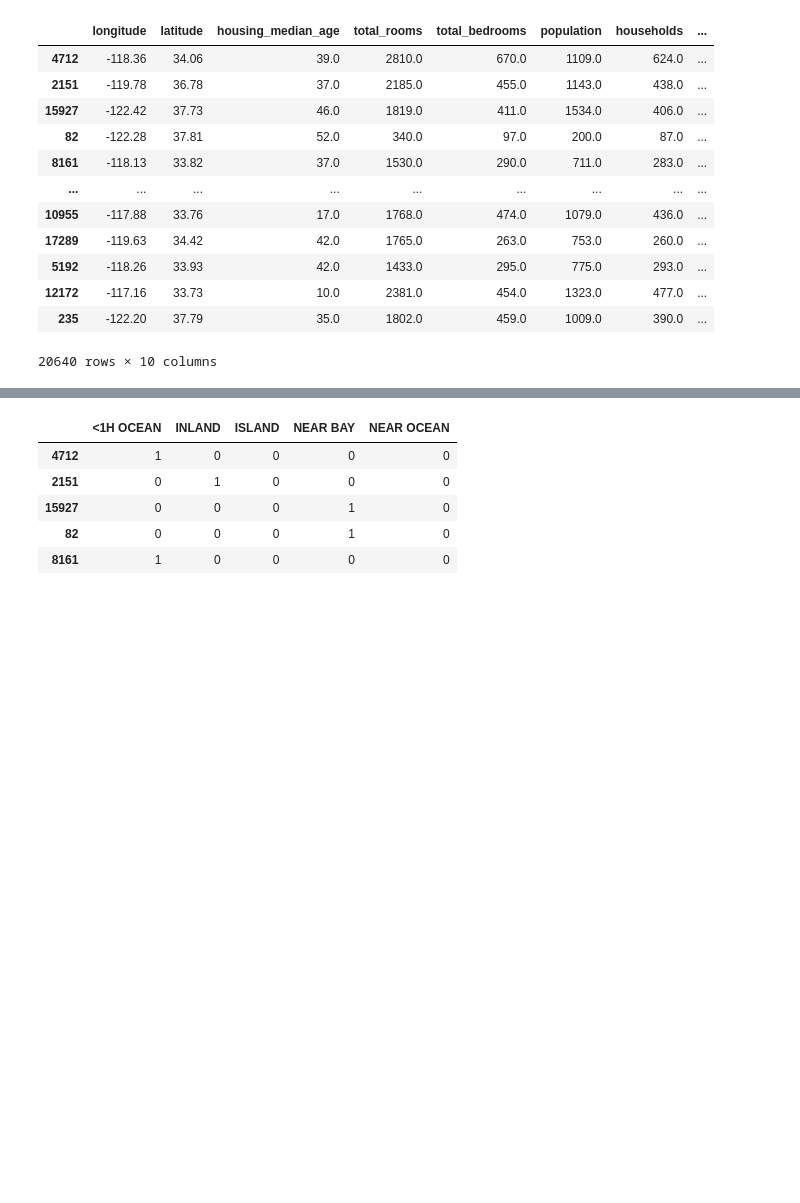
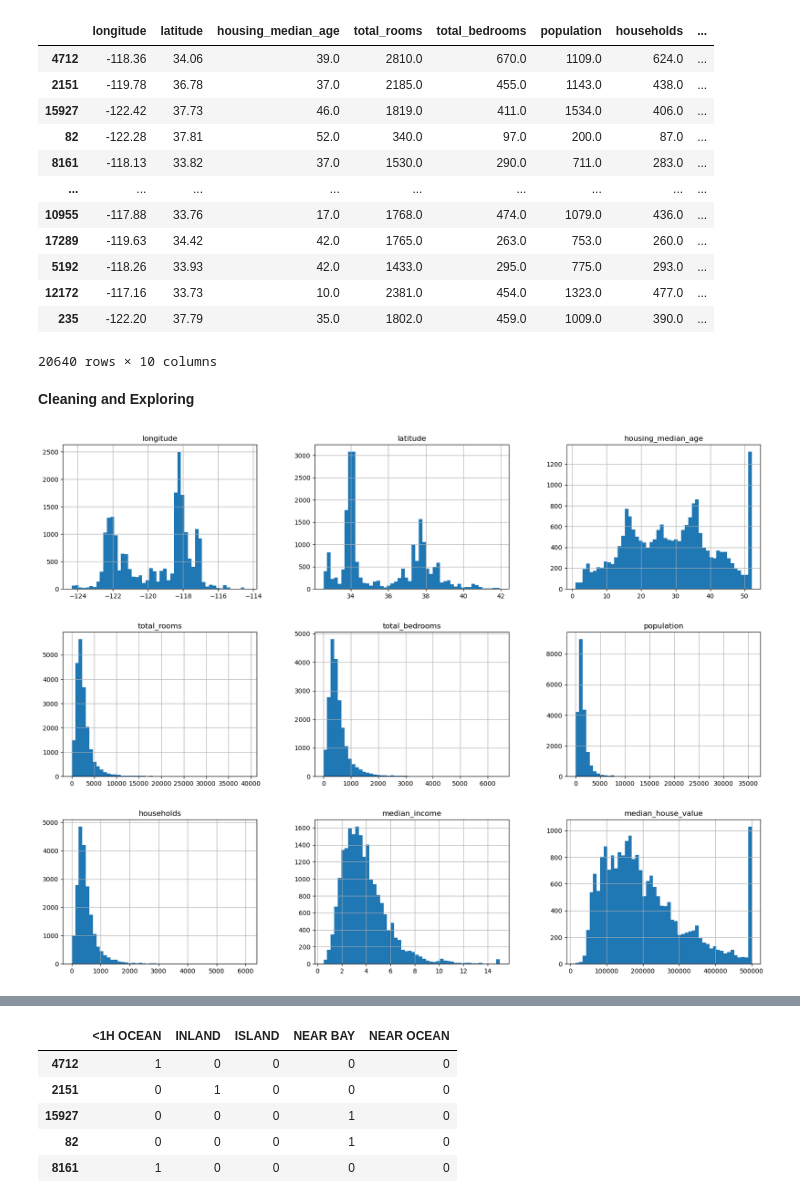
Before and after one commit to johannesmakgetha/California-Housing-Price, a Jupyter notebook: california_housing_prices.ipynb, the cells around one changed output, grey strips where cells are left out. Cells and saved outputs as stored; diff of their text form; code cells hidden in the pictures; blank space fills up the shorter version.

Commit message:
Cleaning data and exploring

```diff
--- a/california_housing_prices.ipynb
+++ b/california_housing_prices.ipynb
@@ -41,3 +41,10 @@ housing_df_shuffled
 | 12172 | -117.16 | 33.73 | 10.0 | 2381.0 | 454.0 | 1323.0 | 477.0 | ... |
 | 235 | -122.20 | 37.79 | 35.0 | 1802.0 | 459.0 | 1009.0 | 390.0 | ... |
 20640 rows × 10 columns
+# %% [markdown]
+**Cleaning and Exploring**
+# %%
+housing_df.hist(bins=50,figsize=(20,15))
+plt.show()
+# %% [output]
+[figure, added]
```
Also changed, not shown: parts of 4 cells of this notebook.
